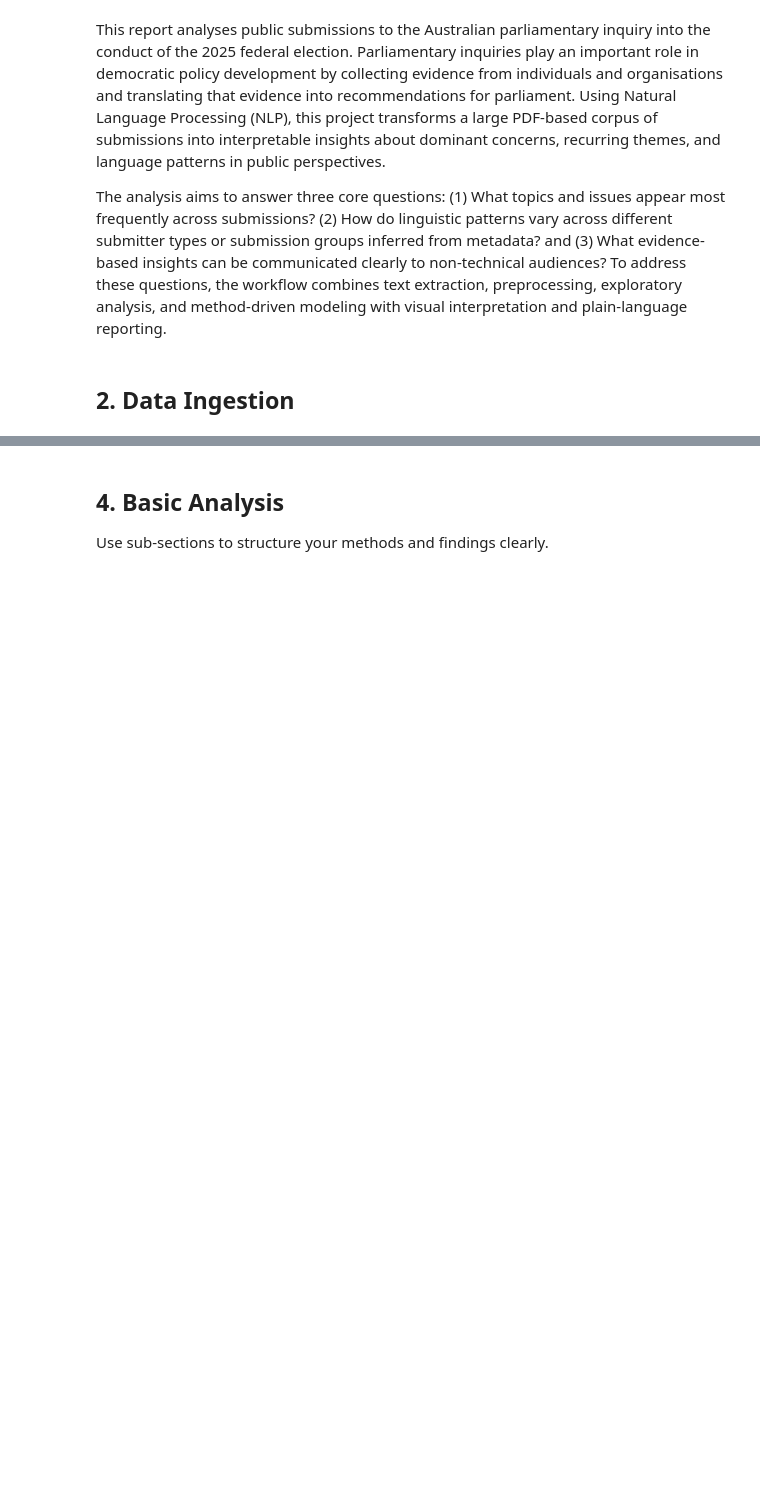
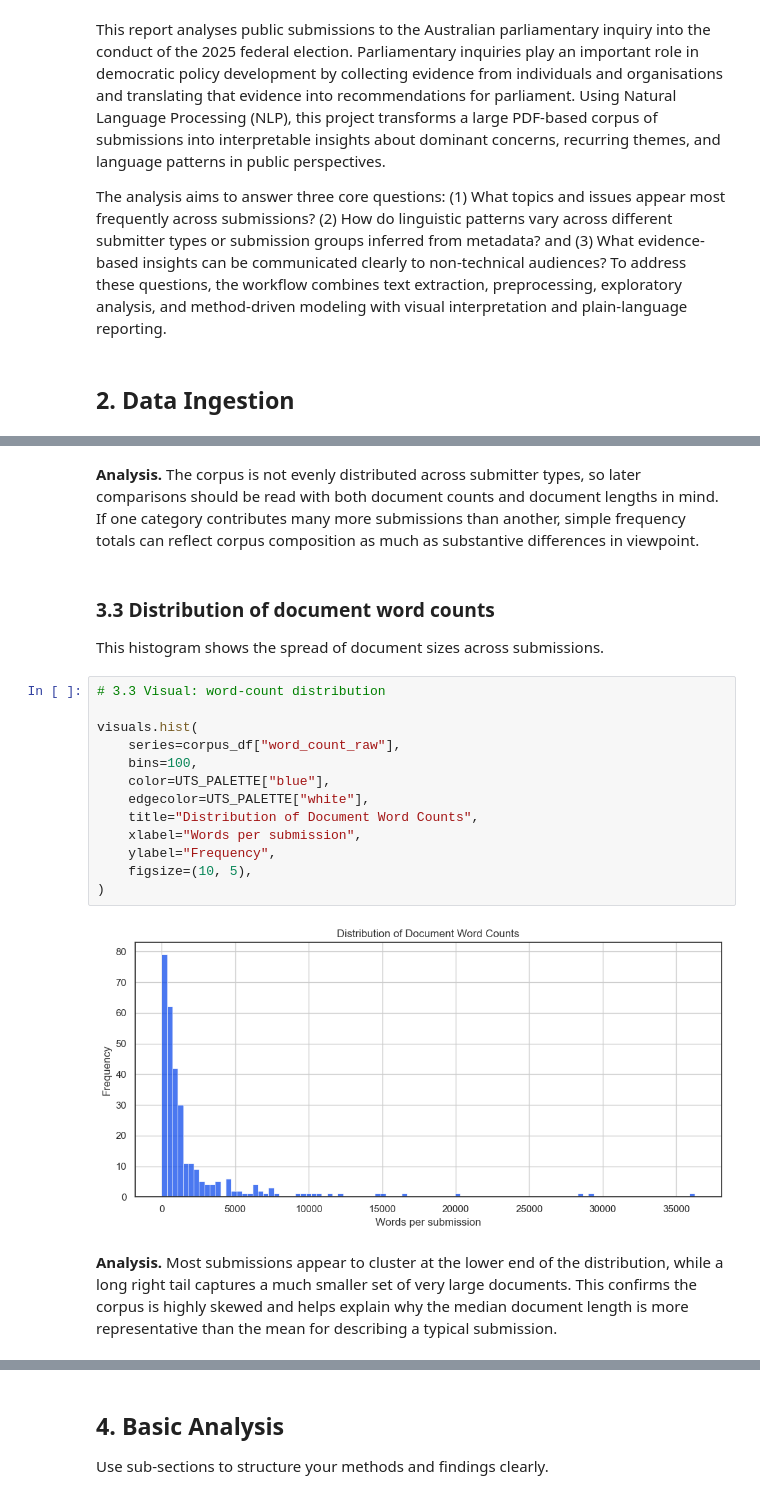
Before and after one commit to Sebas102507/nlp-parliamentary-inquiry-text-mining, a Jupyter notebook: Parliamentary_Inquiry_Text_Mining_Report.ipynb, the cells around one changed output, grey strips where cells are left out. Cells and saved outputs as stored; diff of their text form; blank space fills up the shorter version.

```diff
--- a/Parliamentary_Inquiry_Text_Mining_Report.ipynb
+++ b/Parliamentary_Inquiry_Text_Mining_Report.ipynb
@@ -66,0 +758,23 @@ Present high-level corpus patterns before deeper modeling.
+# %% [markdown]
+**Analysis.** The corpus is not evenly distributed across submitter types, so later comparisons should be read with both document counts and document lengths in mind. If one category contributes many more submissions than another, simple frequency totals can reflect corpus composition as much as substantive differences in viewpoint.
+# %% [markdown]
+### 3.3 Distribution of document word counts
+
+This histogram shows the spread of document sizes across submissions.
+# %%
+# 3.3 Visual: word-count distribution
+
+visuals.hist(
+    series=corpus_df["word_count_raw"],
+    bins=100,
+    color=UTS_PALETTE["blue"],
+    edgecolor=UTS_PALETTE["white"],
+    title="Distribution of Document Word Counts",
+    xlabel="Words per submission",
+    ylabel="Frequency",
+    figsize=(10, 5),
+)
+# %% [output]
+[figure, added]
+# %% [markdown]
+**Analysis.** Most submissions appear to cluster at the lower end of the distribution, while a long right tail captures a much smaller set of very large documents. This confirms the corpus is highly skewed and helps explain why the median document length is more representative than the mean for describing a typical submission.
```
Also changed, not shown: parts of 88 cells of this notebook, 2 other files.
